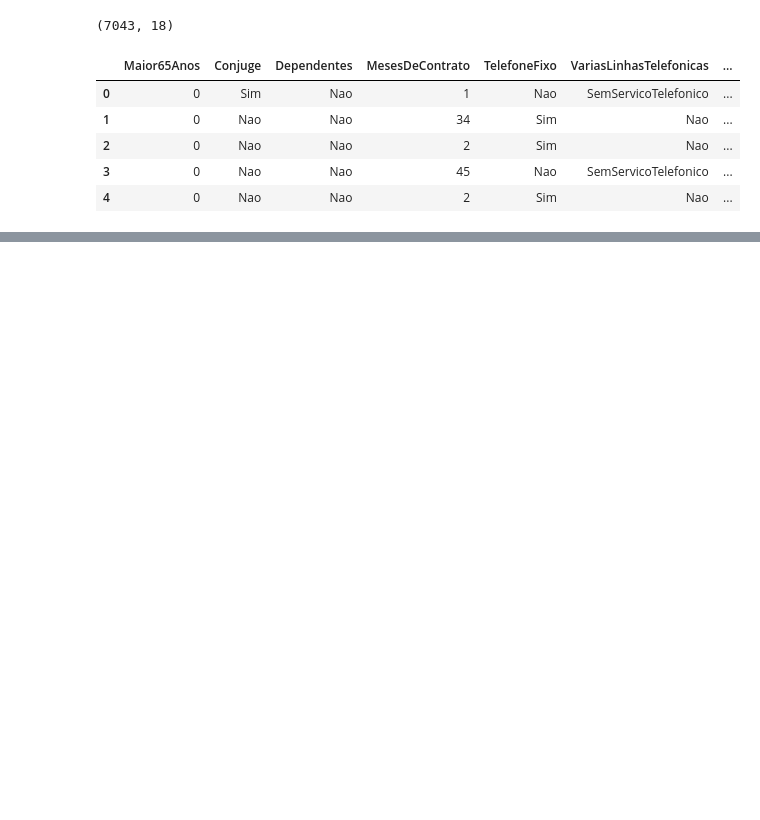
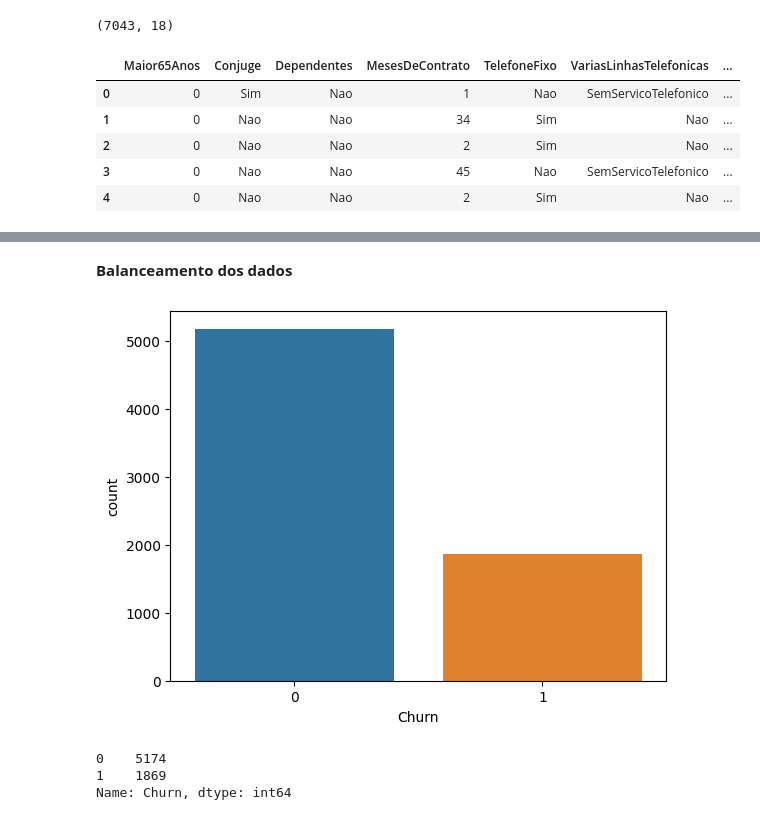
Before and after one commit to Francisco-Alfredo/data-science-statistics, a Jupyter notebook: Projeto_ML.ipynb, the cells around one changed output, grey strips where cells are left out. Cells and saved outputs as stored; diff of their text form; code cells hidden in the pictures; blank space fills up the shorter version.

```diff
--- a/Projeto_ML.ipynb
+++ b/Projeto_ML.ipynb
@@ -19,0 +24,8 @@ dados.head()
+# %%
+#Modificação de forma manual
+
+traducao_dic = {'Sim':1,
+                'Nao':0}
+
+dadosmodificados = dados[['Conjuge', 'Dependentes', 'TelefoneFixo', 'PagamentoOnline', 'Churn']].replace(traducao_dic)
+dadosmodificados.head()
@@ -19,0 +39,8 @@ dados.head()
+# %%
+from pandas.core.indexes.period import DatetimeIndexOpsMixin
+#Transformação pelo get_dummies
+dummie_dados = pd.get_dummies(dados.drop(['Conjuge', 'Dependentes', 'TelefoneFixo', 'PagamentoOnline', 'Churn'],
+                                         axis=1))
+
+#Juntando os dados transformados pelo get_dummies
+dados_final = pd.concat([dadosmodificados, dummie_dados], axis=1)
@@ -19,0 +84,15 @@ dados.head()
+# %% [markdown]
+**Balanceamento dos dados**
+# %%
+#Variável target está desbalanceada
+import seaborn as sns
+%matplotlib inline
+ax = sns.countplot(x='Churn', data=dados_final)
+# %% [output]
+[figure, added]
+# %%
+dados_final.Churn.value_counts()
+# %% [output]
+0    5174
+1    1869
+Name: Churn, dtype: int64
```
Also changed, not shown: parts of 34 cells of this notebook.
